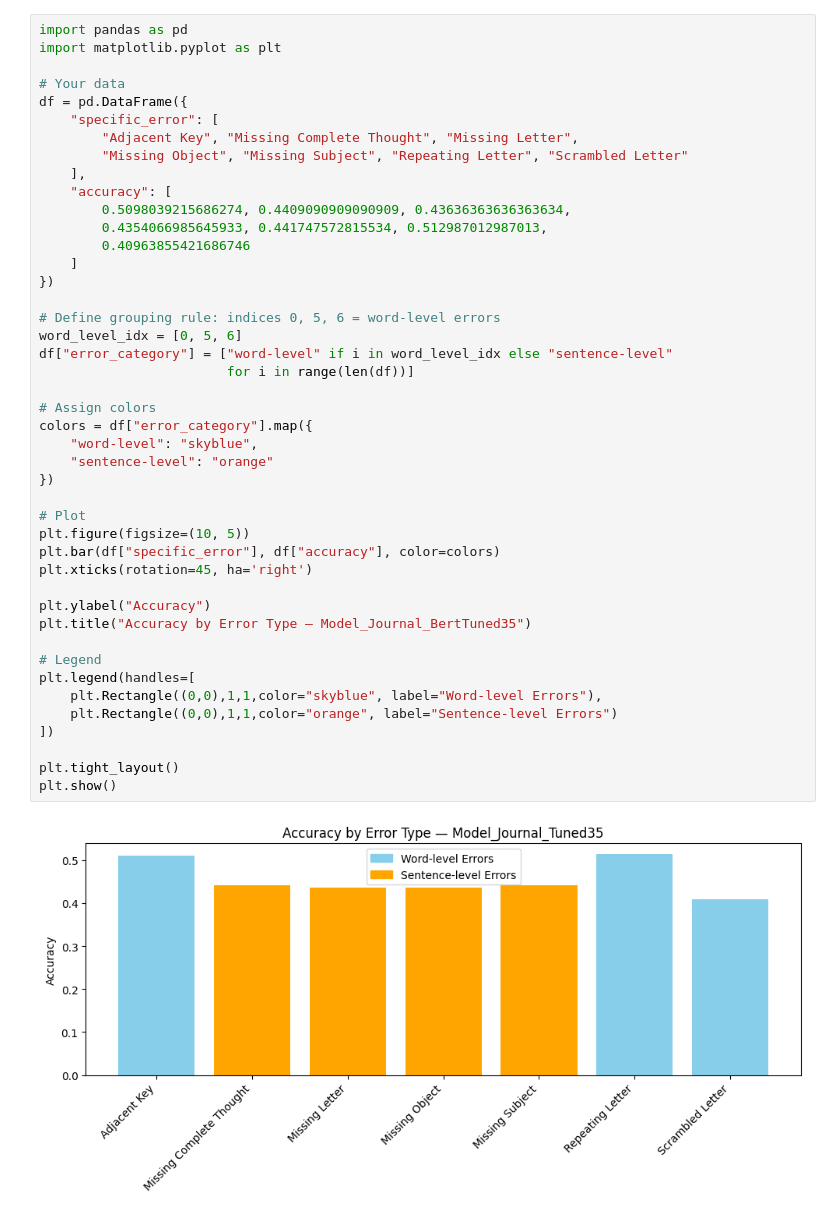
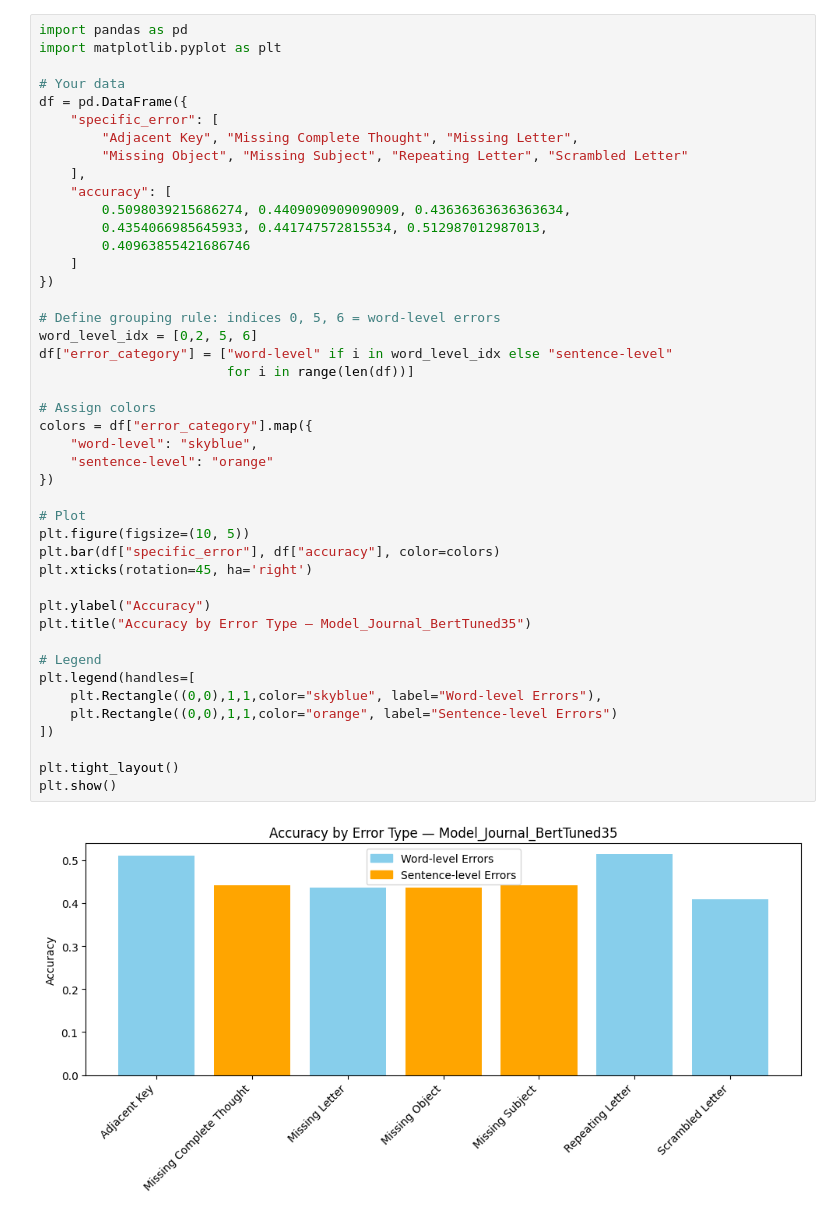
Before and after one commit to decoder3064/Syntropy-, a Jupyter notebook: notebooks/results.ipynb, the cells around one changed output. Cells and saved outputs as stored; diff of their text form.

```diff
--- a/notebooks/results.ipynb
+++ b/notebooks/results.ipynb
@@ -15,32 +15,32 @@ df = pd.DataFrame({
     ]
 })
 
 # Define grouping rule: indices 0, 5, 6 = word-level errors
-word_level_idx = [0, 5, 6]
+word_level_idx = [0,2, 5, 6]
 df["error_category"] = ["word-level" if i in word_level_idx else "sentence-level"
                         for i in range(len(df))]
 
 # Assign colors
 colors = df["error_category"].map({
     "word-level": "skyblue",
     "sentence-level": "orange"
 })
 
 # Plot
 plt.figure(figsize=(10, 5))
 plt.bar(df["specific_error"], df["accuracy"], color=colors)
 plt.xticks(rotation=45, ha='right')
 
 plt.ylabel("Accuracy")
 plt.title("Accuracy by Error Type — Model_Journal_BertTuned35")
 
 # Legend
 plt.legend(handles=[
     plt.Rectangle((0,0),1,1,color="skyblue", label="Word-level Errors"),
     plt.Rectangle((0,0),1,1,color="orange", label="Sentence-level Errors")
 ])
 
 plt.tight_layout()
 plt.show()
 # %% [output]
-[figure, old version]
+[figure, new version]
```
Also changed, not shown: 32 other files.
